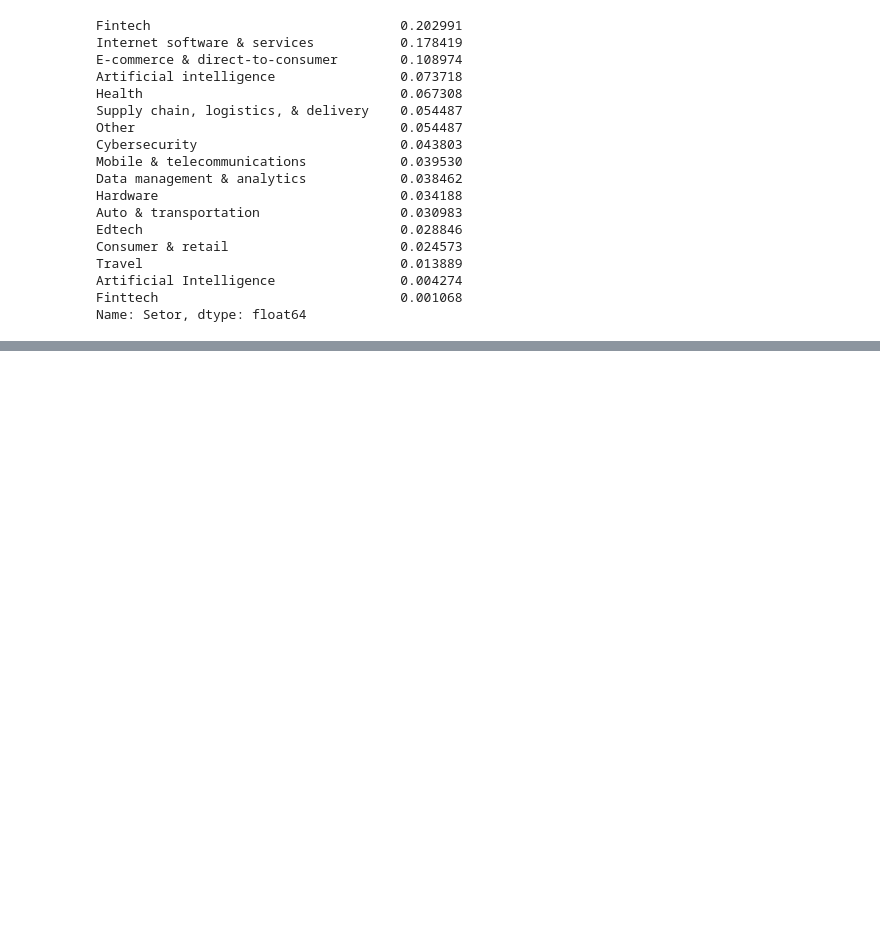
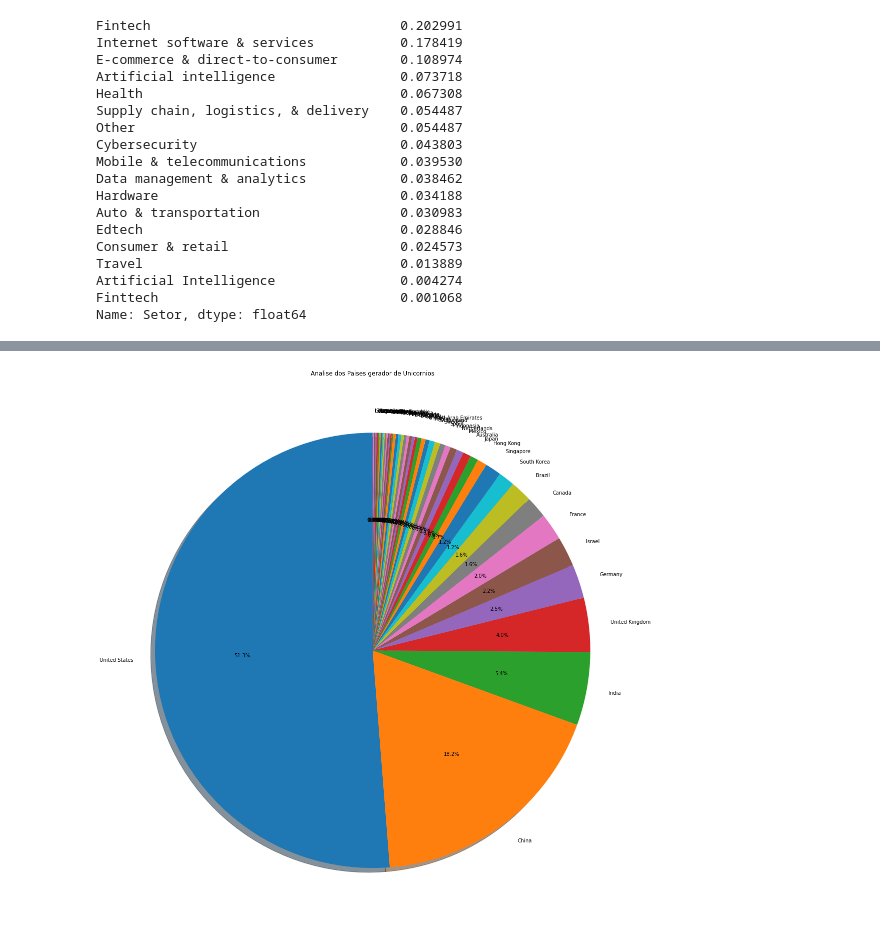
Before and after one commit to scov1no/unicorn_project, a Jupyter notebook: projeto-unicornios.ipynb, the cells around one changed output, grey strips where cells are left out. Cells and saved outputs as stored; diff of their text form; code cells hidden in the pictures; blank space fills up the shorter version.

```diff
--- a/projeto-unicornios.ipynb
+++ b/projeto-unicornios.ipynb
@@ -165,0 +173,14 @@ Name: Setor, dtype: float64
+# %%
+analise = round(base_dados['Pais'].value_counts(normalize= True) * 100, 1)
+# %%
+plt.figure(figsize=(20,20))
+plt.title('Analise dos Paises gerador de Unicornios')
+plt.pie(
+    analise,
+    labels = analise.index,
+    shadow=True,
+    startangle = 90,
+    autopct = '%1.1f%%'
+);
+# %% [output]
+[figure, added]
```
Also changed, not shown: parts of 4 cells of this notebook.
